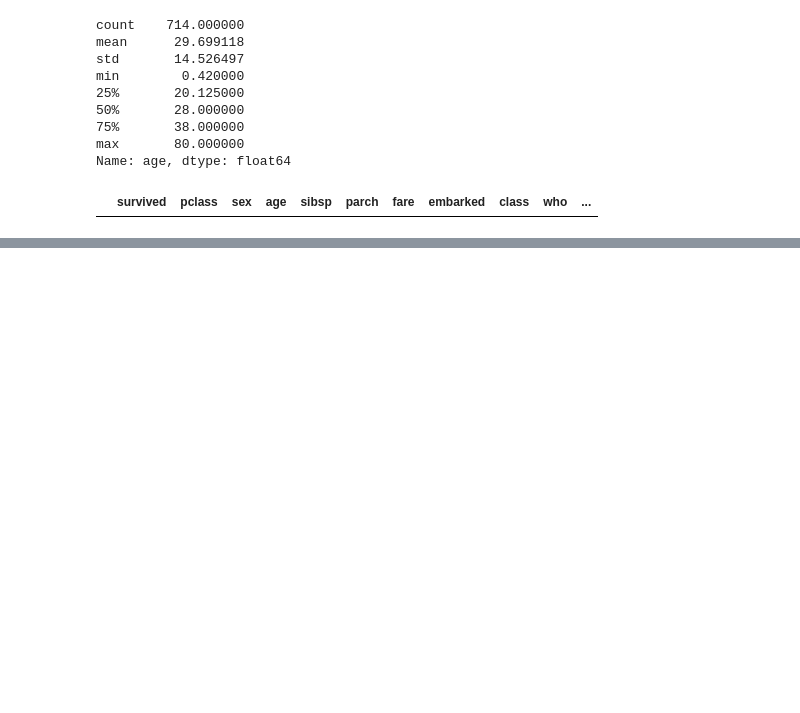
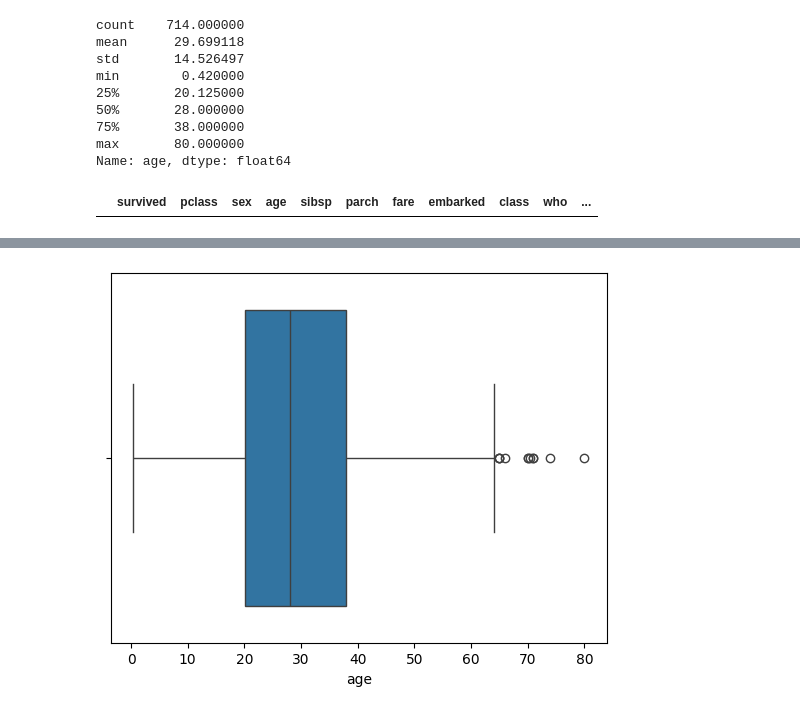
Before and after one commit to mdmostafizurrahman6351/Data_science, a Jupyter notebook: Data_analysis/EDA/Titanic_Data_EDA-01.ipynb, the cells around one changed output, grey strips where cells are left out. Drawn from its saved outputs; the diff is of its cells as text; code cells hidden in the pictures; blank space fills up the shorter version.

```diff
--- a/Data_analysis/EDA/Titanic_Data_EDA-01.ipynb
+++ b/Data_analysis/EDA/Titanic_Data_EDA-01.ipynb
@@ -219,0 +232,5 @@ df[(df['age'] > 100) & (df['age'] < 0)]
+# %%
+sns.boxplot(data=df, x="age")
+plt.show()
+# %% [output]
+[figure, added]
```
Also changed, not shown: parts of 54 cells of this notebook.
